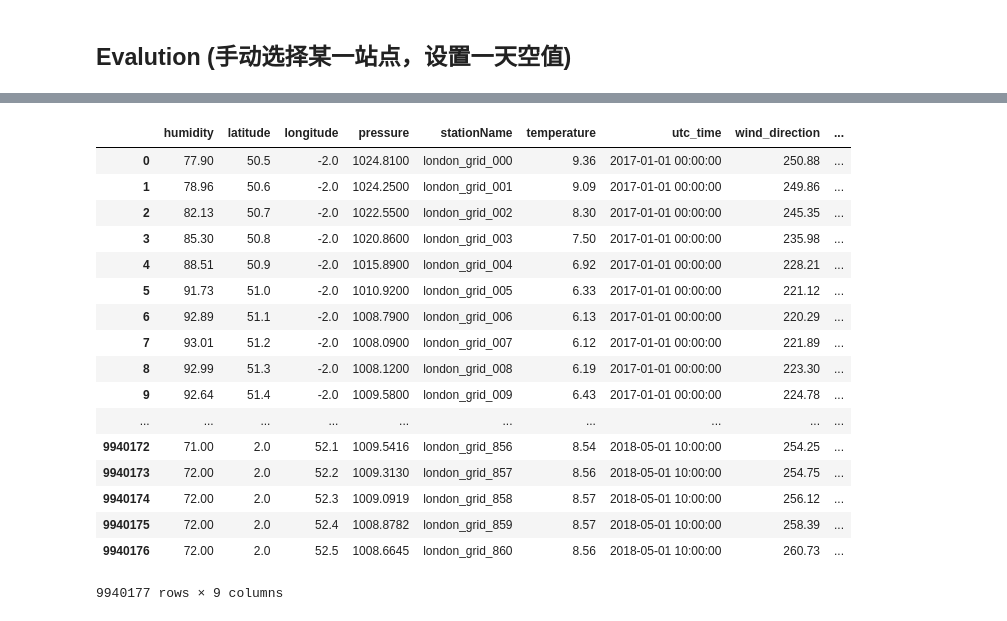
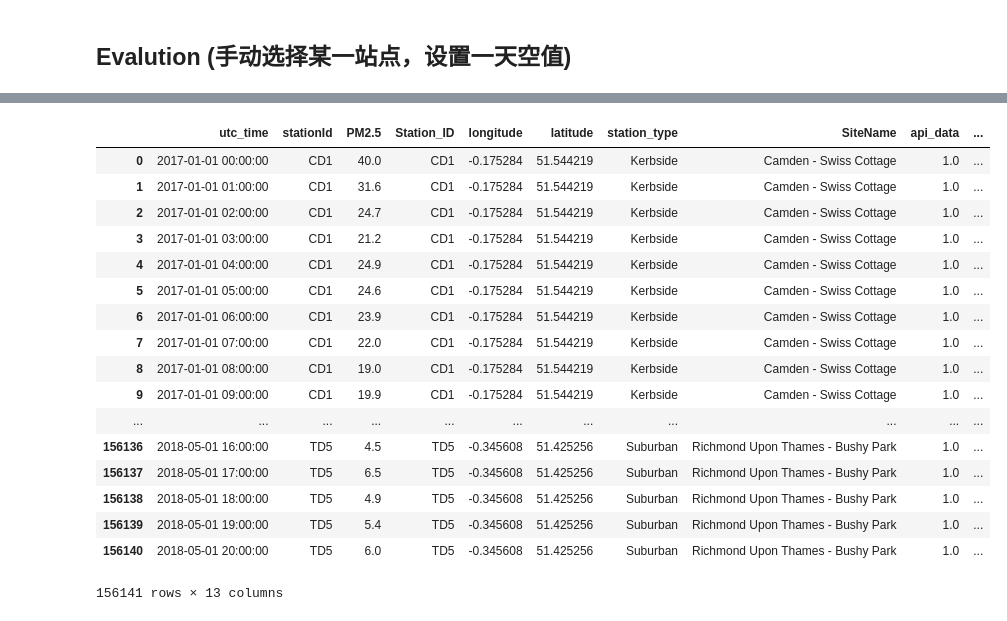
Before and after one commit to tnlin/kdd_2018, a Jupyter notebook: tony/bj_stKNN_imputation.ipynb, the cells around one changed output, grey strips where cells are left out. Drawn from its saved outputs; the diff is of its cells as text; code cells hidden in the pictures.

```diff
--- a/tony/bj_stKNN_imputation.ipynb
+++ b/tony/bj_stKNN_imputation.ipynb
@@ -9,12 +8,12 @@ plt.style.use('ggplot')
 print("Data loading...")
 city = 'ld'
 df_aq = get_aq(city)
-df_meo = get_meo(city)
+# df_meo = get_meo(city)
 df_station = pd.read_csv("../input/" + city +"_aq_stations.csv")
 
 print("Resampling...")
-df_origin = df_resample(df_aq)
-df_origin.head()
+df_aq = df_resample(df_aq)
+df_aq.head()
 # %% [output]
 Data loading...
 Resampling...
@@ -47,6 +46,22 @@ dtype: float64
 3     2.860252
 2     3.190417
 dtype: float64
+# %%
+# Join station
+try:
+    del df_impute
+except:
+    pass
+
+df_impute = pd.merge(df_aq, df_station_near, 'left', left_on='stationId', right_on='Station_ID')
+
+# # Join meo
+# df_impute.longitude = df_impute.longitude.round(1)
+# df_impute.latitude = df_impute.latitude.round(1)
+# df_impute = pd.merge(df_impute, df_meo, 'left',
+#               left_on=['utc_time', 'longitude', 'latitude'],
+#               right_on=['utc_time', 'longitude', 'latitude']
+#              )
 # %%
 def spatial_step(df, target, nears):
     for near in nears:
@@ -222,21 +194,0 @@ df.columns = ['utc_time', 'stationId','PM2.5', 'PM10', 'NO2']
-# %%
-df_meo
-# %% [output]
-|  | humidity | latitude | longitude | pressure | stationName | temperature | utc_time | wind_direction | ... |
-| 0 | 77.90 | 50.5 | -2.0 | 1024.8100 | london_grid_000 | 9.36 | 2017-01-01 00:00:00 | 250.88 | ... |
-| 1 | 78.96 | 50.6 | -2.0 | 1024.2500 | london_grid_001 | 9.09 | 2017-01-01 00:00:00 | 249.86 | ... |
-| 2 | 82.13 | 50.7 | -2.0 | 1022.5500 | london_grid_002 | 8.30 | 2017-01-01 00:00:00 | 245.35 | ... |
-| 3 | 85.30 | 50.8 | -2.0 | 1020.8600 | london_grid_003 | 7.50 | 2017-01-01 00:00:00 | 235.98 | ... |
-| 4 | 88.51 | 50.9 | -2.0 | 1015.8900 | london_grid_004 | 6.92 | 2017-01-01 00:00:00 | 228.21 | ... |
-| 5 | 91.73 | 51.0 | -2.0 | 1010.9200 | london_grid_005 | 6.33 | 2017-01-01 00:00:00 | 221.12 | ... |
-| 6 | 92.89 | 51.1 | -2.0 | 1008.7900 | london_grid_006 | 6.13 | 2017-01-01 00:00:00 | 220.29 | ... |
-| 7 | 93.01 | 51.2 | -2.0 | 1008.0900 | london_grid_007 | 6.12 | 2017-01-01 00:00:00 | 221.89 | ... |
-| 8 | 92.99 | 51.3 | -2.0 | 1008.1200 | london_grid_008 | 6.19 | 2017-01-01 00:00:00 | 223.30 | ... |
-| 9 | 92.64 | 51.4 | -2.0 | 1009.5800 | london_grid_009 | 6.43 | 2017-01-01 00:00:00 | 224.78 | ... |
-| ... | ... | ... | ... | ... | ... | ... | ... | ... | ... |
-| 9940172 | 71.00 | 2.0 | 52.1 | 1009.5416 | london_grid_856 | 8.54 | 2018-05-01 10:00:00 | 254.25 | ... |
-| 9940173 | 72.00 | 2.0 | 52.2 | 1009.3130 | london_grid_857 | 8.56 | 2018-05-01 10:00:00 | 254.75 | ... |
-| 9940174 | 72.00 | 2.0 | 52.3 | 1009.0919 | london_grid_858 | 8.57 | 2018-05-01 10:00:00 | 256.12 | ... |
-| 9940175 | 72.00 | 2.0 | 52.4 | 1008.8782 | london_grid_859 | 8.57 | 2018-05-01 10:00:00 | 258.39 | ... |
-| 9940176 | 72.00 | 2.0 | 52.5 | 1008.6645 | london_grid_860 | 8.56 | 2018-05-01 10:00:00 | 260.73 | ... |
-9940177 rows × 9 columns
@@ -242,0 +204,21 @@ df_meo
+# %%
+df_impute
+# %% [output]
+|  | utc_time | stationId | PM2.5 | Station_ID | longitude | latitude | station_type | SiteName | api_data | ... |
+| 0 | 2017-01-01 00:00:00 | CD1 | 40.0 | CD1 | -0.175284 | 51.544219 | Kerbside | Camden - Swiss Cottage | 1.0 | ... |
+| 1 | 2017-01-01 01:00:00 | CD1 | 31.6 | CD1 | -0.175284 | 51.544219 | Kerbside | Camden - Swiss Cottage | 1.0 | ... |
+| 2 | 2017-01-01 02:00:00 | CD1 | 24.7 | CD1 | -0.175284 | 51.544219 | Kerbside | Camden - Swiss Cottage | 1.0 | ... |
+| 3 | 2017-01-01 03:00:00 | CD1 | 21.2 | CD1 | -0.175284 | 51.544219 | Kerbside | Camden - Swiss Cottage | 1.0 | ... |
+| 4 | 2017-01-01 04:00:00 | CD1 | 24.9 | CD1 | -0.175284 | 51.544219 | Kerbside | Camden - Swiss Cottage | 1.0 | ... |
+| 5 | 2017-01-01 05:00:00 | CD1 | 24.6 | CD1 | -0.175284 | 51.544219 | Kerbside | Camden - Swiss Cottage | 1.0 | ... |
+| 6 | 2017-01-01 06:00:00 | CD1 | 23.9 | CD1 | -0.175284 | 51.544219 | Kerbside | Camden - Swiss Cottage | 1.0 | ... |
+| 7 | 2017-01-01 07:00:00 | CD1 | 22.0 | CD1 | -0.175284 | 51.544219 | Kerbside | Camden - Swiss Cottage | 1.0 | ... |
+| 8 | 2017-01-01 08:00:00 | CD1 | 19.0 | CD1 | -0.175284 | 51.544219 | Kerbside | Camden - Swiss Cottage | 1.0 | ... |
+| 9 | 2017-01-01 09:00:00 | CD1 | 19.9 | CD1 | -0.175284 | 51.544219 | Kerbside | Camden - Swiss Cottage | 1.0 | ... |
+| ... | ... | ... | ... | ... | ... | ... | ... | ... | ... | ... |
+| 156136 | 2018-05-01 16:00:00 | TD5 | 4.5 | TD5 | -0.345608 | 51.425256 | Suburban | Richmond Upon Thames - Bushy Park | 1.0 | ... |
+| 156137 | 2018-05-01 17:00:00 | TD5 | 6.5 | TD5 | -0.345608 | 51.425256 | Suburban | Richmond Upon Thames - Bushy Park | 1.0 | ... |
+| 156138 | 2018-05-01 18:00:00 | TD5 | 4.9 | TD5 | -0.345608 | 51.425256 | Suburban | Richmond Upon Thames - Bushy Park | 1.0 | ... |
+| 156139 | 2018-05-01 19:00:00 | TD5 | 5.4 | TD5 | -0.345608 | 51.425256 | Suburban | Richmond Upon Thames - Bushy Park | 1.0 | ... |
+| 156140 | 2018-05-01 20:00:00 | TD5 | 6.0 | TD5 | -0.345608 | 51.425256 | Suburban | Richmond Upon Thames - Bushy Park | 1.0 | ... |
+156141 rows × 13 columns
```
Also changed, not shown: parts of 10 cells of this notebook, 9 other files.
